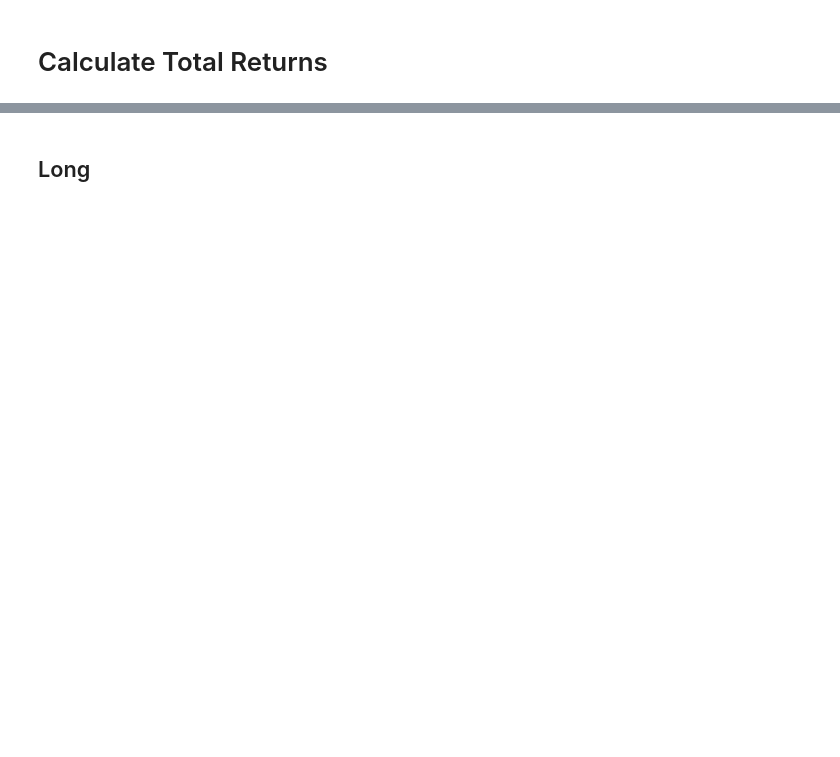
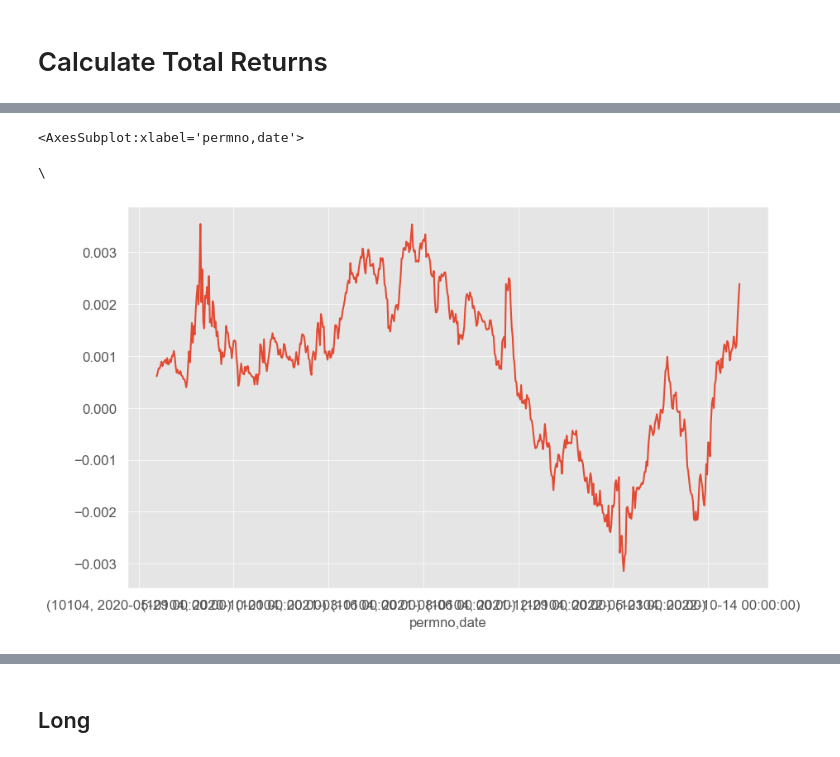
Before and after one commit to jfan1256/algofacto, a Jupyter notebook: strategy/strategy_ml.ipynb, the cells around one changed output, grey strips where cells are left out. Saved outputs shown, nothing was run; the diff lists cells and outputs as text; code cells hidden in the pictures; blank space fills up the shorter version.

```diff
--- a/strategy/strategy_ml.ipynb
+++ b/strategy/strategy_ml.ipynb
@@ -694,0 +804,6 @@ pred_return = backtest(tic, num_stocks=100)
+# %%
+get_stock_data(merged, 10104).returns.rolling(120).mean().plot()
+# %% [output]
+<AxesSubplot:xlabel='permno,date'>
+\
+[figure, added]
```
Also changed, not shown: parts of 22 cells of this notebook, 2 other files.
